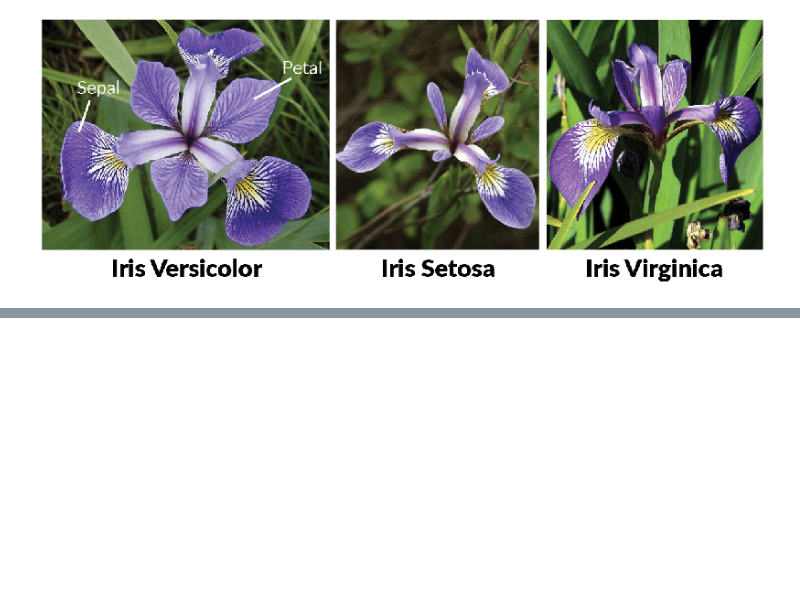
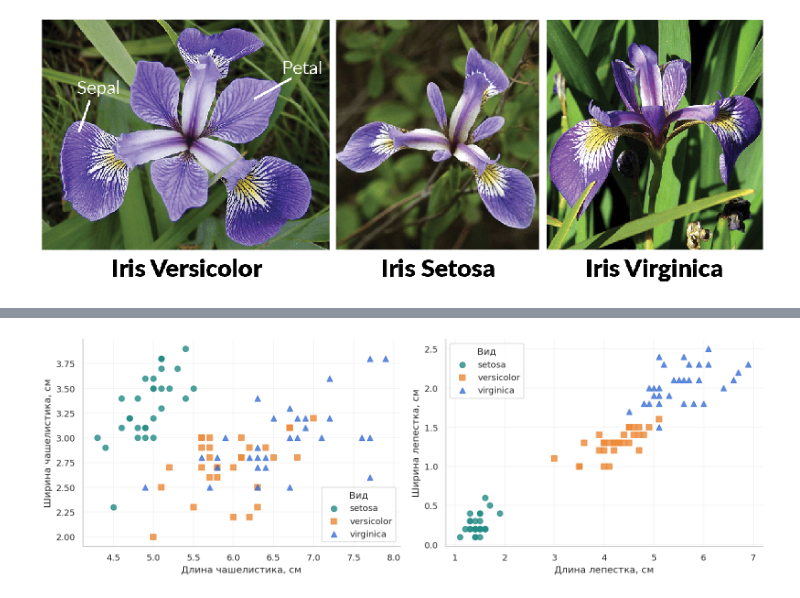
Before and after one commit to AndreyShpigar/ML-course, a Jupyter notebook: Week_01_Intro_knn/Practice_01.ipynb, the cells around one changed output, grey strips where cells are left out. Drawn from its saved outputs; the diff is of its cells as text; code cells hidden in the pictures; blank space fills up the shorter version.

```diff
--- a/Week_01_Intro_knn/Practice_01.ipynb
+++ b/Week_01_Intro_knn/Practice_01.ipynb
@@ -194,0 +163,22 @@ plt.show()
+# %%
+fig, axes = plt.subplots(1, 2, figsize=(13, 4.5))
+
+for ax, features in zip(axes, [feature_names[:2], feature_names[2:]], strict=True):
+    for class_id, name in class_names.items():
+        group = x_train_all.loc[y_train == class_id, features]
+        ax.scatter(
+            group.iloc[:, 0],
+            group.iloc[:, 1],
+            color=COLORS[class_id],
+            marker=MARKERS[class_id],
+            label=name,
+            s=50,
+            alpha=0.8
+        )
+    ax.set(xlabel=features[0], ylabel=features[1])
+    ax.legend(title="Вид")
+
+fig.tight_layout()
+plt.show()
+# %% [output]
+[figure, added]
```
Also changed, not shown: parts of 72 cells of this notebook, 1 other file.
